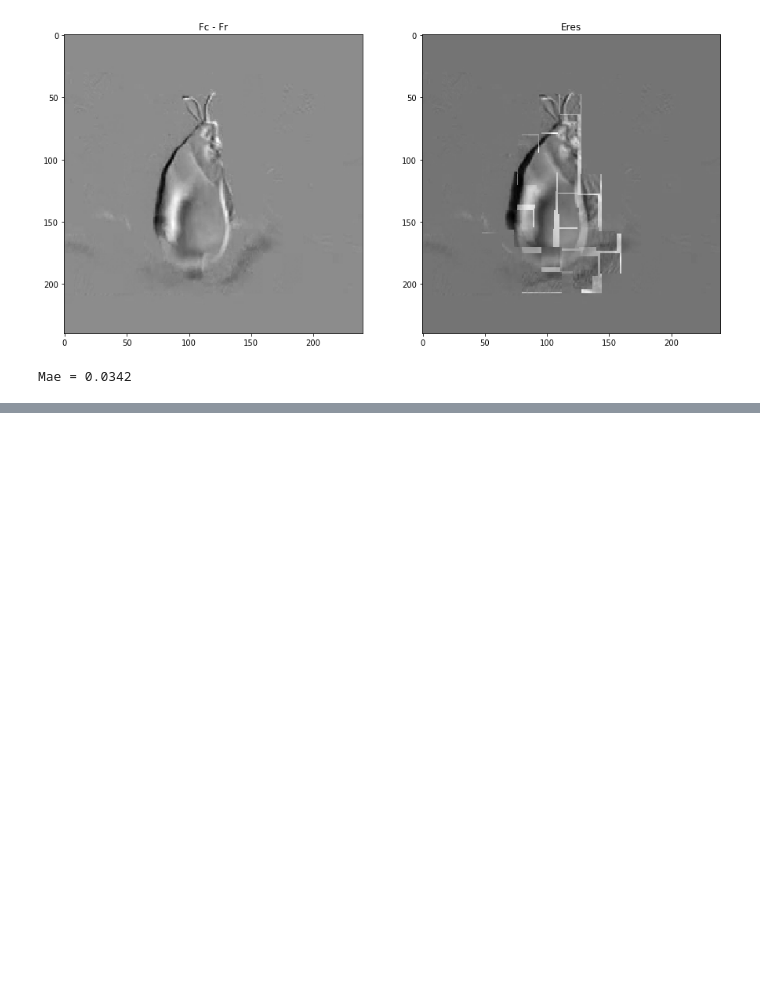
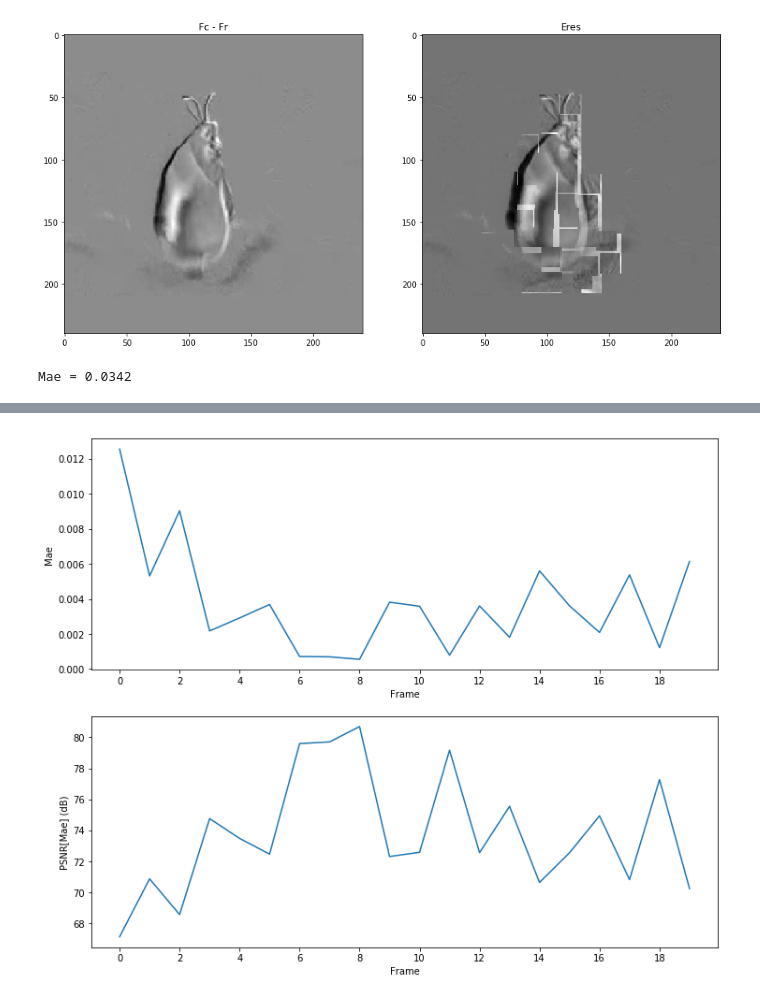
Before and after one commit to schenock/multimedia-compression, a Jupyter notebook: video/Video compression.ipynb, the cells around one changed output, grey strips where cells are left out. Cells and saved outputs as stored; diff of their text form; code cells hidden in the pictures; blank space fills up the shorter version.

```diff
--- a/video/Video compression.ipynb
+++ b/video/Video compression.ipynb
@@ -141,33 +145,41 @@ Comment and explain the results
 # Calculate mae and PSNR for the first 20 frames
 mae_20  = []
 psnr_20 = []
+
 for i in range(170,190):
     # Extract the current frame and the following one
     fr = color.rgb2gray(vid.get_data(i))
     fc = color.rgb2gray(vid.get_data(i+1))
 
     # U, V represent the two components of the movement vectors
     U, V = td5.get_motion_vectors(fr, fc, block_size, p)
 
     # Create a new frame, fcc, placing each of the macroblocks in fr
     # in the position their motion vectors indicate
     fcc = motion_copy(fr, U, V, block_size)
 
     eres =  fc - fcc
 
     # Calculate mae and psnr and append to the lists
     mae = np.absolute(eres).mean(axis = None)
     mae_20.append(mae)
     psnr_20.append(10*np.log10(pow(255,2)/mae))
 
 # Plot the results
+fig_size = [12, 10]
+plt.rcParams["figure.figsize"] = fig_size
+
+plt.subplot(2, 1, 1)
 plt.plot(range(len(mae_20)), mae_20)
 plt.ylabel("Mae")
 plt.xlabel("Frame")
 plt.xticks(range(0, len(mae_20), 2))
-plt.show()
 
+plt.subplot(2, 1, 2)
 plt.plot(range(len(psnr_20)), psnr_20)
 plt.ylabel("PSNR[Mae] (dB)")
 plt.xlabel("Frame")
-plt.xticks(r
+plt.xticks(range(0, len(psnr_20), 2))
+plt.show()
+# %% [output]
+[figure, added]
```
Also changed, not shown: parts of 4 cells of this notebook.
